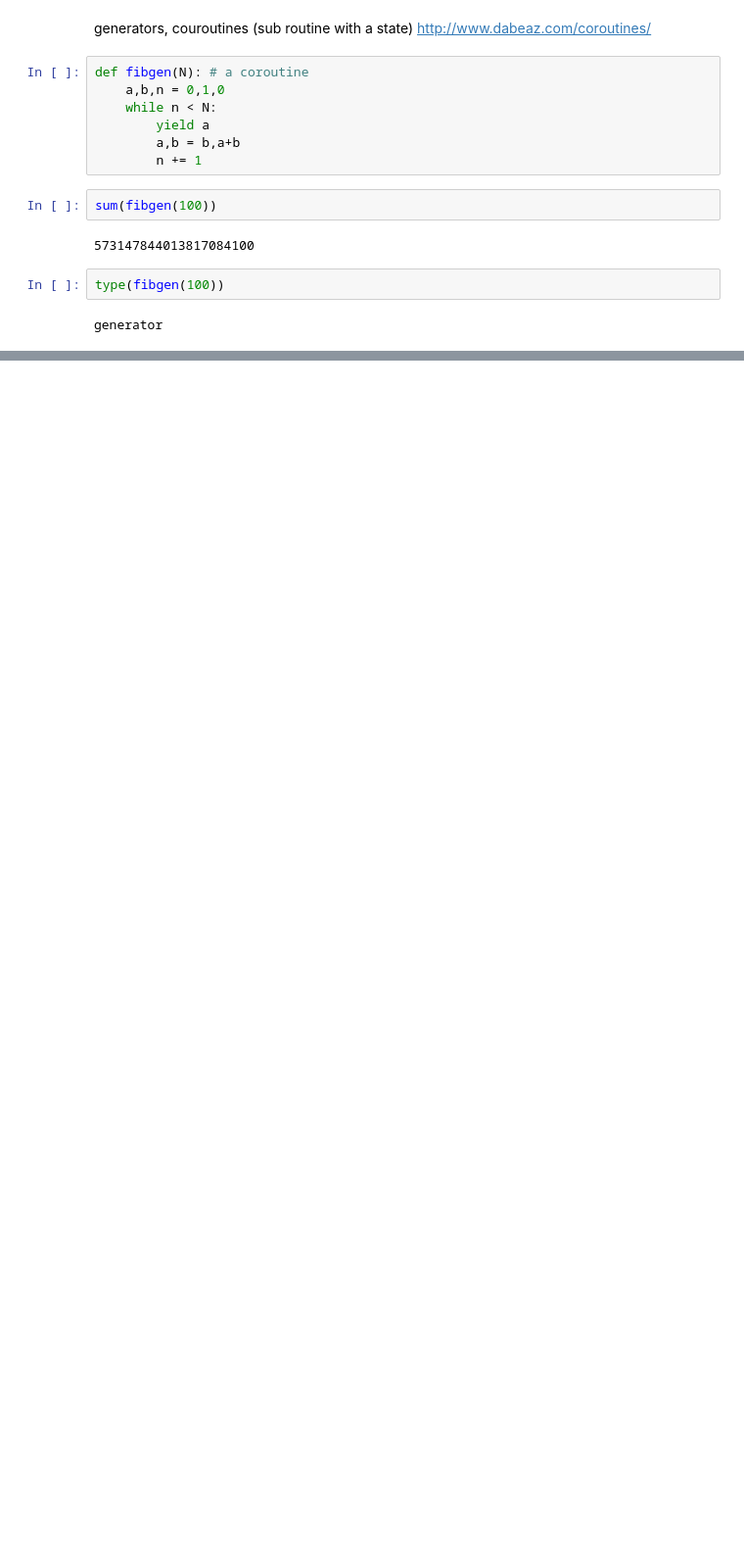
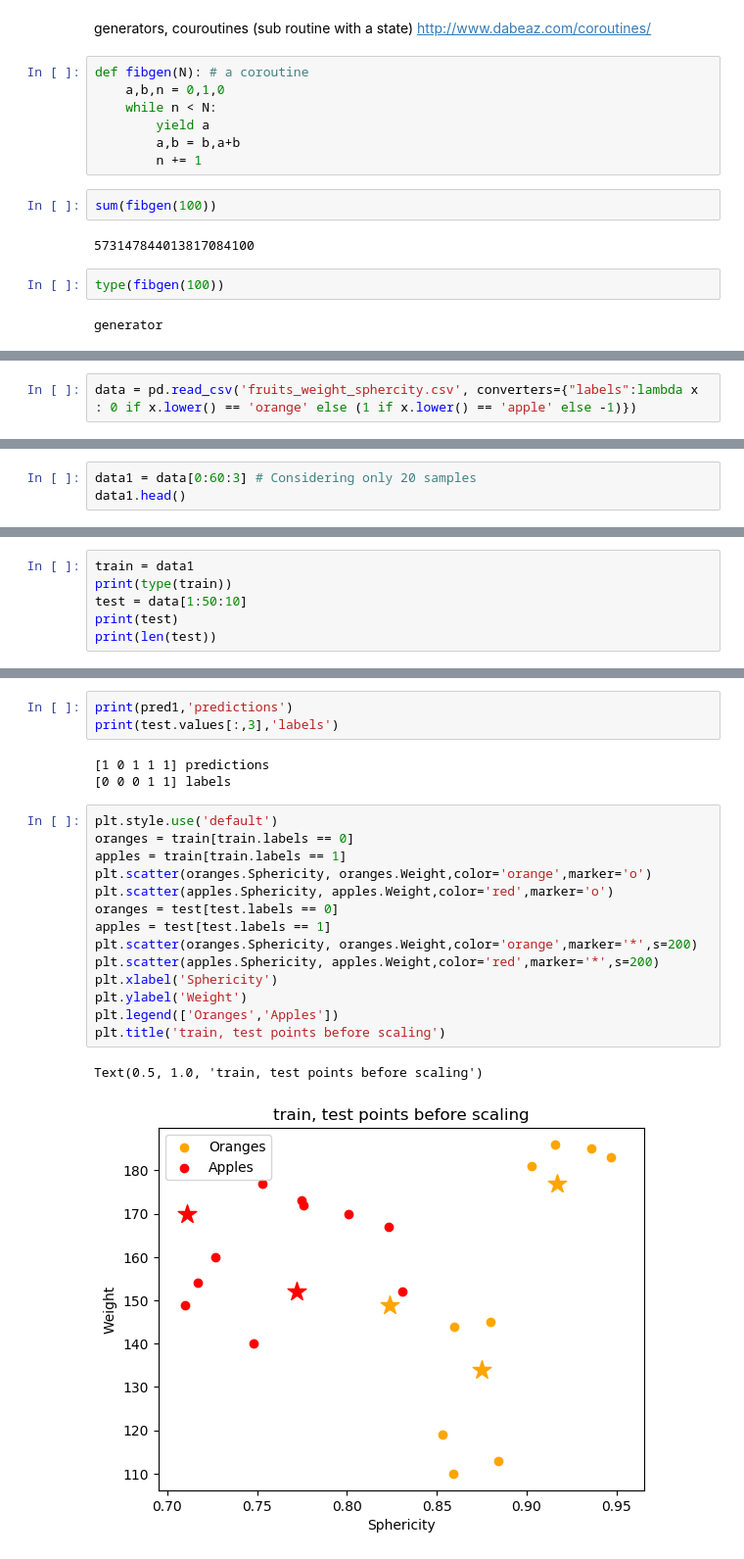
Before and after one commit to shrys/notebooks, a Jupyter notebook: 0/4-20_classification.ipynb, the cells around one changed output, grey strips where cells are left out. Shown at 98% size. Drawn from its saved outputs; the diff is of its cells as text; blank space fills up the shorter version.

```diff
--- a/0/4-20_classification.ipynb
+++ b/0/4-20_classification.ipynb
@@ -64,0 +68,2 @@ generator
+# %%
+data = pd.read_csv('fruits_weight_sphercity.csv', converters={"labels":lambda x : 0 if x.lower() == 'orange' else (1 if x.lower() == 'apple' else -1)})
@@ -64,0 +79,3 @@ generator
+# %%
+data1 = data[0:60:3] # Considering only 20 samples
+data1.head()
@@ -64,0 +97,6 @@ generator
+# %%
+train = data1
+print(type(train))
+test = data[1:50:10]
+print(test)
+print(len(test))
@@ -64,0 +148,23 @@ generator
+# %%
+print(pred1,'predictions')
+print(test.values[:,3],'labels')
+# %% [output]
+[1 0 1 1 1] predictions
+[0 0 0 1 1] labels
+# %%
+plt.style.use('default')
+oranges = train[train.labels == 0]
+apples = train[train.labels == 1]
+plt.scatter(oranges.Sphericity, oranges.Weight,color='orange',marker='o')
+plt.scatter(apples.Sphericity, apples.Weight,color='red',marker='o')
+oranges = test[test.labels == 0]
+apples = test[test.labels == 1]
+plt.scatter(oranges.Sphericity, oranges.Weight,color='orange',marker='*',s=200)
+plt.scatter(apples.Sphericity, apples.Weight,color='red',marker='*',s=200)
+plt.xlabel('Sphericity')
+plt.ylabel('Weight')
+plt.legend(['Oranges','Apples'])
+plt.title('train, test points before scaling')
+# %% [output]
+Text(0.5, 1.0, 'train, test points before scaling')
+[figure, added]
```
Also changed, not shown: parts of 32 cells of this notebook, 1 other file.
